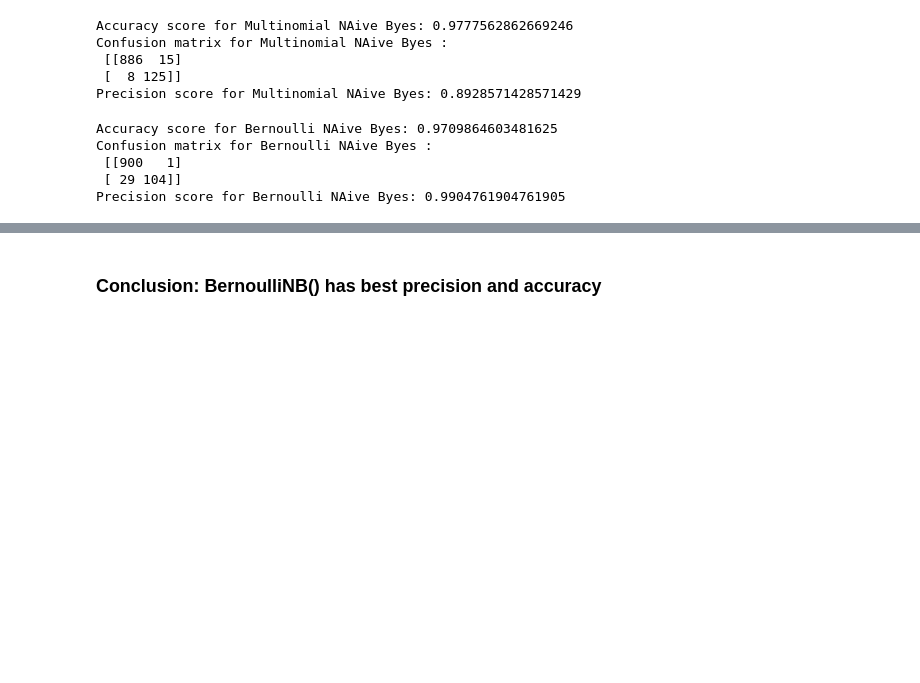
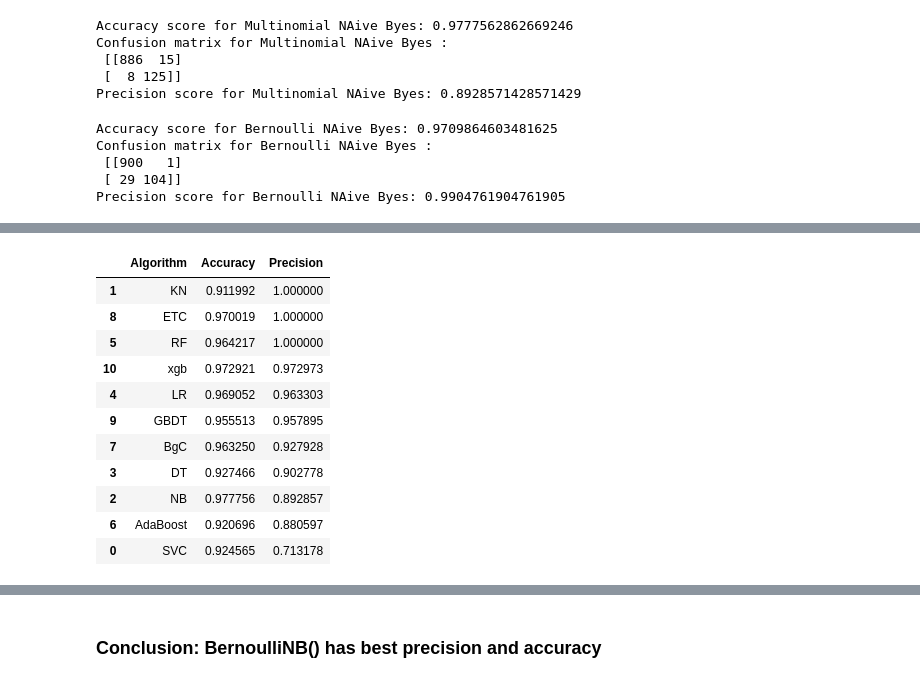
Before and after one commit to datafreak-adi/email_spam_classifier, a Jupyter notebook: Email_spam_Classifier.ipynb, the cells around one changed output, grey strips where cells are left out. Cells and saved outputs as stored; diff of their text form; code cells hidden in the pictures; blank space fills up the shorter version.

```diff
--- a/Email_spam_Classifier.ipynb
+++ b/Email_spam_Classifier.ipynb
@@ -526,0 +600,14 @@ Precision score for Bernoulli NAive Byes: 0.9904761904761905
+# %%
+clfs = {
+    'SVC' : svc,
+    'KN' : knc,
+    'NB': mnb,
+    'DT': dtc,
+    'LR': lrc,
+    'RF': rfc,
+    'AdaBoost': abc,
+    'BgC': bc,
+    'ETC': etc,
+    'GBDT':gbdt,
+    'xgb':xgb
+}
@@ -526,0 +656,15 @@ Precision score for Bernoulli NAive Byes: 0.9904761904761905
+# %%
+performance_df
+# %% [output]
+|  | Algorithm | Accuracy | Precision |
+| 1 | KN | 0.911992 | 1.000000 |
+| 8 | ETC | 0.970019 | 1.000000 |
+| 5 | RF | 0.964217 | 1.000000 |
+| 10 | xgb | 0.972921 | 0.972973 |
+| 4 | LR | 0.969052 | 0.963303 |
+| 9 | GBDT | 0.955513 | 0.957895 |
+| 7 | BgC | 0.963250 | 0.927928 |
+| 3 | DT | 0.927466 | 0.902778 |
+| 2 | NB | 0.977756 | 0.892857 |
+| 6 | AdaBoost | 0.920696 | 0.880597 |
+| 0 | SVC | 0.924565 | 0.713178 |
```
Also changed, not shown: parts of 21 cells of this notebook, 8 other files.
